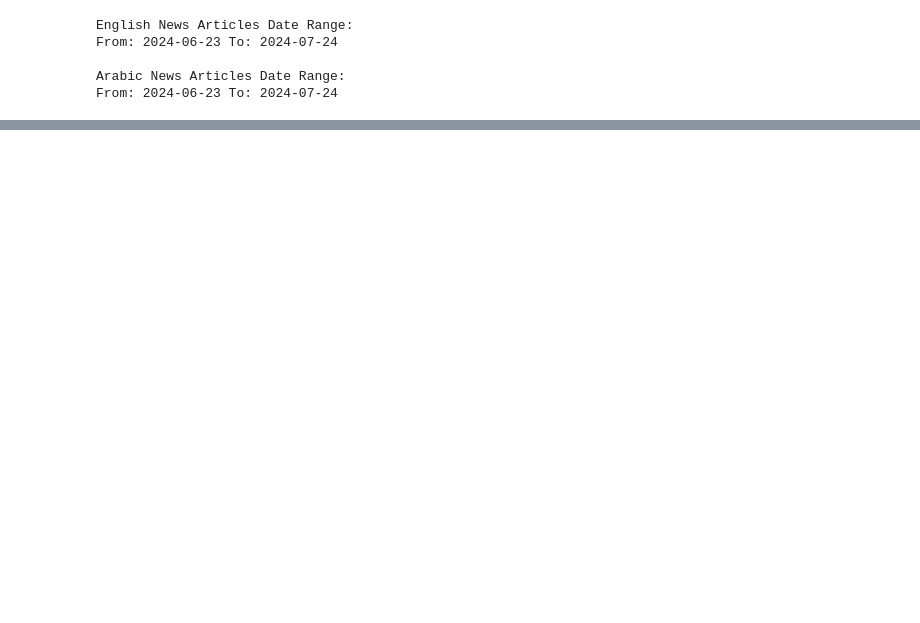
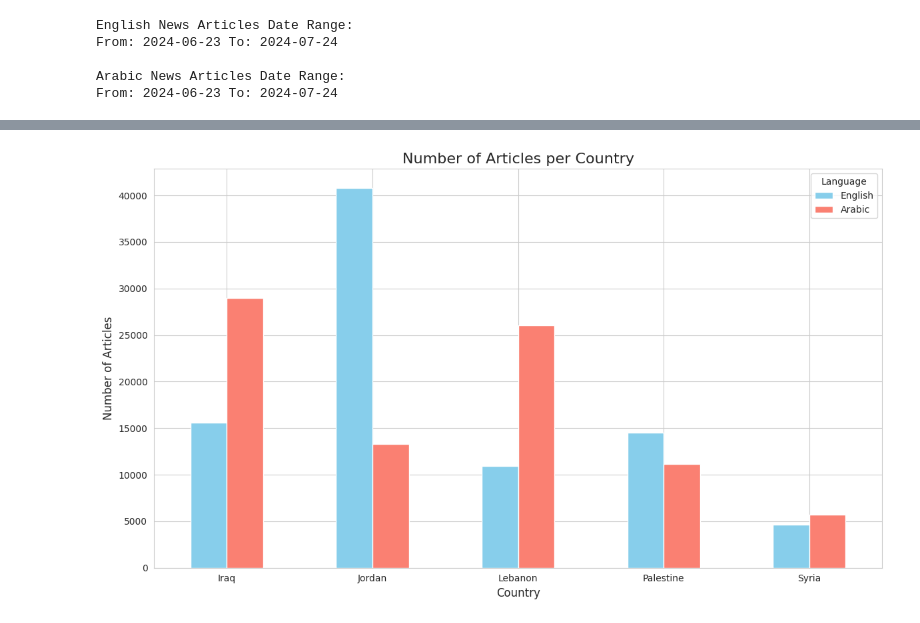
Before and after one commit to AdamPrzychodni/food-crisis-early-warning-system-research, a Jupyter notebook: notebooks/01_EDA.ipynb, the cells around one changed output, grey strips where cells are left out. Saved outputs shown, nothing was run; the diff lists cells and outputs as text; code cells hidden in the pictures; blank space fills up the shorter version.

```diff
--- a/notebooks/01_EDA.ipynb
+++ b/notebooks/01_EDA.ipynb
@@ -262,0 +306,58 @@ From: 2024-06-23 To: 2024-07-24
+# %%
+import pandas as pd
+import matplotlib.pyplot as plt
+import seaborn as sns
+
+def create_location_to_country_map(locations_dict):
+    location_map = {}
+    for country_code, names in locations_dict.items():
+        if isinstance(names, list):
+            for name in names:
+                location_map[name.lower()] = country_code
+        else: # numpy array
+             for name in names:
+                location_map[name.lower()] = country_code
+    return location_map
+
+eng_location_map = create_location_to_country_map(eng_locations)
+ara_location_map = create_location_to_country_map(ara_locations)
+
+def find_country(text, location_map):
+    for name, key in location_map.items():
+        if name in text.lower():
+            return key[:2]
+    return None
+
+df_eng['country_code'] = df_eng['body'].apply(lambda x: find_country(x, eng_location_map))
+df_ara['country_code'] = df_ara['body'].apply(lambda x: find_country(x, ara_location_map))
+
+eng_country_counts = df_eng['country_code'].value_counts()
+ara_country_counts = df_ara['country_code'].value_counts()
+
+combined_counts = pd.DataFrame({'English': eng_country_counts, 'Arabic': ara_country_counts}).fillna(0)
+
+
+# --- NEW: Create a mapping from country code to full name ---
+country_code_to_name = {
+    'iq': 'Iraq',
+    'jo': 'Jordan',
+    'lb': 'Lebanon',
+    'ps': 'Palestine',
+    'sy': 'Syria'
+}
+
+# Apply the mapping to the DataFrame's index
+combined_counts.index = combined_counts.index.map(country_code_to_name)
+
+
+# Create the bar chart using the new full-name index
+combined_counts.plot(kind='bar', figsize=(12, 7), color=['skyblue', 'salmon'])
+plt.title('Number of Articles per Country', fontsize=16)
+plt.xlabel('Country', fontsize=12) # Changed label from 'Country Code'
+plt.ylabel('Number of Articles', fontsize=12)
+plt.xticks(rotation=0)
+plt.legend(title='Language')
+plt.tight_layout()
+plt.show()
+# %% [output]
+[figure, added]
```
Also changed, not shown: parts of 23 cells of this notebook, 3 other files.
